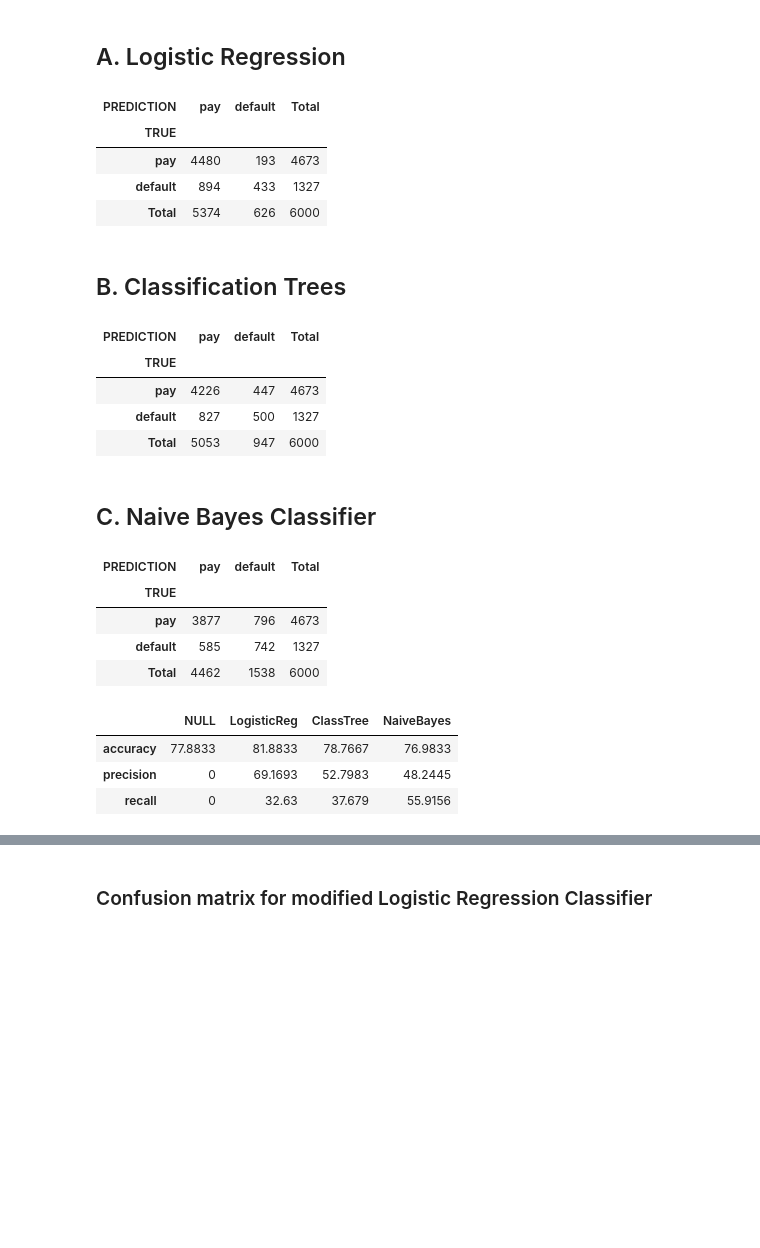
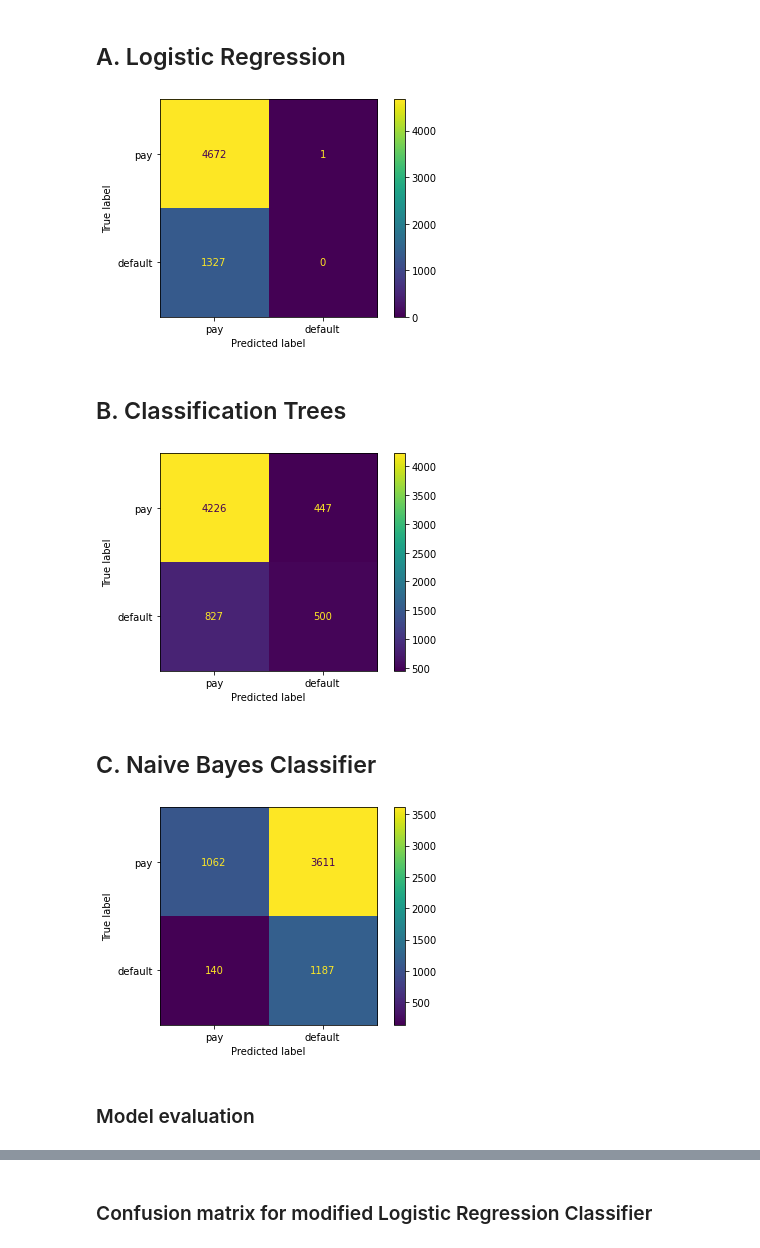
Before and after one commit to zefsgit/prediktiv_analys, a Jupyter notebook: Lecture08/Predicting Credit Default.ipynb, the cells around one changed output, grey strips where cells are left out. Drawn from its saved outputs; the diff is of its cells as text; code cells hidden in the pictures; blank space fills up the shorter version.

```diff
--- a/Lecture08/Predicting Credit Default.ipynb
+++ b/Lecture08/Predicting Credit Default.ipynb
@@ -141,27 +144,26 @@ CMatrix(CM)
 # %%
 # 1. Import the estimator object (model)
 from sklearn.linear_model import LogisticRegression
 
 # 2. Create an instance of the estimator
-logistic_regression = LogisticRegression(n_jobs=-1, random_state=15)
+logistic_regression = LogisticRegression(n_jobs=-1, random_state=15, max_iter=1000)
 
 # 3. Use the trainning data to train the estimator
-logistic_regression.fit(X_train, y_train)
+logistic_regression.fit(x_train, y_train)
 
 # 4. Evaluate the model
-y_pred_test = logistic_regression.predict(X_test)
+y_pred_test = logistic_regression.predict(x_test)
 metrics.loc['accuracy','LogisticReg'] = accuracy_score(y_pred=y_pred_test, y_true=y_test)
 metrics.loc['precision','LogisticReg'] = precision_score(y_pred=y_pred_test, y_true=y_test)
 metrics.loc['recall','LogisticReg'] = recall_score(y_pred=y_pred_test, y_true=y_test)
+metrics.loc['f1','LogisticReg'] = f1_score(y_pred=y_pred_test, y_true=y_test)
+
 #Confusion matrix
-CM = confusion_matrix(y_pred=y_pred_test, y_true=y_test)
-CMatrix(CM)
+cm = confusion_matrix(y_pred=y_pred_test, y_true=y_test)
+disp = ConfusionMatrixDisplay(cm, display_labels=['pay', 'default'])
+disp.plot();
 # %% [output]
-| PREDICTION | pay | default | Total |
-| TRUE |  |  |  |
-| pay | 4480 | 193 | 4673 |
-| default | 894 | 433 | 1327 |
-| Total | 5374 | 626 | 6000 |
+[figure, added]
 # %% [markdown]
 ## B. Classification Trees
 # %%
@@ -172,22 +174,21 @@ from sklearn.tree import DecisionTreeClassifier
 class_tree = DecisionTreeClassifier(min_samples_split=30, min_samples_leaf=10, random_state=10)
 
 # 3. Use the trainning data to train the estimator
-class_tree.fit(X_train, y_train)
+class_tree.fit(x_train, y_train)
 
 # 4. Evaluate the model
-y_pred_test = class_tree.predict(X_test)
+y_pred_test = class_tree.predict(x_test)
 metrics.loc['accuracy','ClassTree'] = accuracy_score(y_pred=y_pred_test, y_true=y_test)
 metrics.loc['precision','ClassTree'] = precision_score(y_pred=y_pred_test, y_true=y_test)
 metrics.loc['recall','ClassTree'] = recall_score(y_pred=y_pred_test, y_true=y_test)
+metrics.loc['f1','ClassTree'] = f1_score(y_pred=y_pred_test, y_true=y_test)
+
 #Confusion matrix
-CM = confusion_matrix(y_pred=y_pred_test, y_true=y_test)
-CMatrix(CM)
+cm = confusion_matrix(y_pred=y_pred_test, y_true=y_test)
+disp = ConfusionMatrixDisplay(cm, display_labels=['pay', 'default'])
+disp.plot();
 # %% [output]
-| PREDICTION | pay | default | Total |
-| TRUE |  |  |  |
-| pay | 4226 | 447 | 4673 |
-| default | 827 | 500 | 1327 |
-| Total | 5053 | 947 | 6000 |
+[figure, added]
 # %% [markdown]
 ## C. Naive Bayes Classifier
 # %%
@@ -195,31 +196,23 @@ CMatrix(CM)
 from sklearn.naive_bayes import GaussianNB
 
 # 2. Create an instance of the estimator
-NBC = GaussianNB()
+nbc = GaussianNB()
 
 # 3. Use the training data to train the estimator
-NBC.fit(X_train, y_train)
+nbc.fit(x_train, y_train)
 
 # 4. Evaluate the model
-y_pred_test = NBC.predict(X_test)
+y_pred_test = nbc.predict(x_test)
 metrics.loc['accuracy','NaiveBayes'] = accuracy_score(y_pred=y_pred_test, y_true=y_test)
 metrics.loc['precision','NaiveBayes'] = precision_score(y_pred=y_pred_test, y_true=y_test)
 metrics.loc['recall','NaiveBayes'] = recall_score(y_pred=y_pred_test, y_true=y_test)
+metrics.loc['f1','NaiveBayes'] = f1_score(y_pred=y_pred_test, y_true=y_test)
 
 #Confusion matrix
-CM = confusion_matrix(y_pred=y_pred_test, y_true=y_test)
-CMatrix(CM)
+cm = confusion_matrix(y_pred=y_pred_test, y_true=y_test)
+disp = ConfusionMatrixDisplay(cm, display_labels=['pay', 'default'])
+disp.plot();
 # %% [output]
-| PREDICTION | pay | default | Total |
-| TRUE |  |  |  |
-| pay | 3877 | 796 | 4673 |
-| default | 585 | 742 | 1327 |
-| Total | 4462 | 1538 | 6000 |
+[figure, added]
-# %%
-# 100*metrics to get percentage
-100*metrics
-# %% [output]
-|  | NULL | LogisticReg | ClassTree | NaiveBayes |
-| accuracy | 77.8833 | 81.8833 | 78.7667 | 76.9833 |
-| precision | 0 | 69.1693 | 52.7983 | 48.2445 |
-| recall | 0 | 32.63 | 37.679 | 55.9156 |
+# %% [markdown]
+### Model evaluation
```
Also changed, not shown: parts of 23 cells of this notebook, 13 other files.
